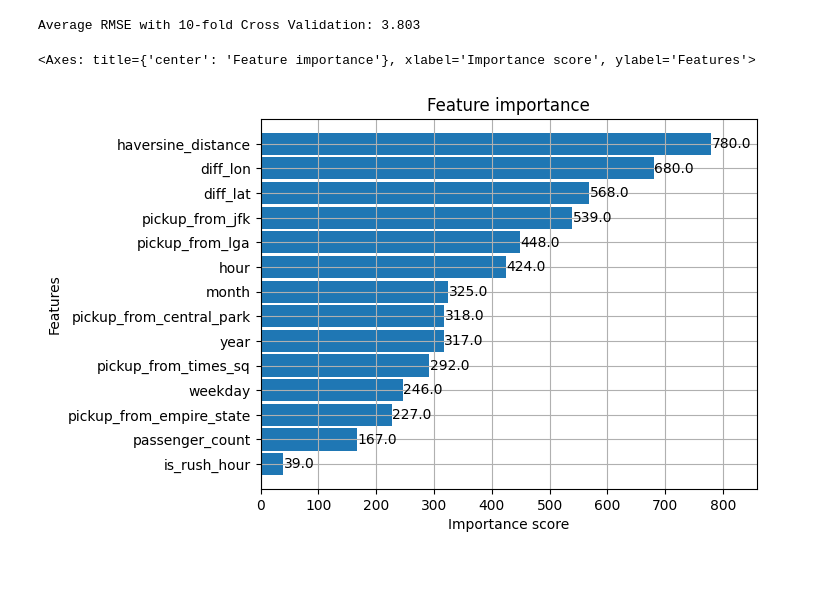
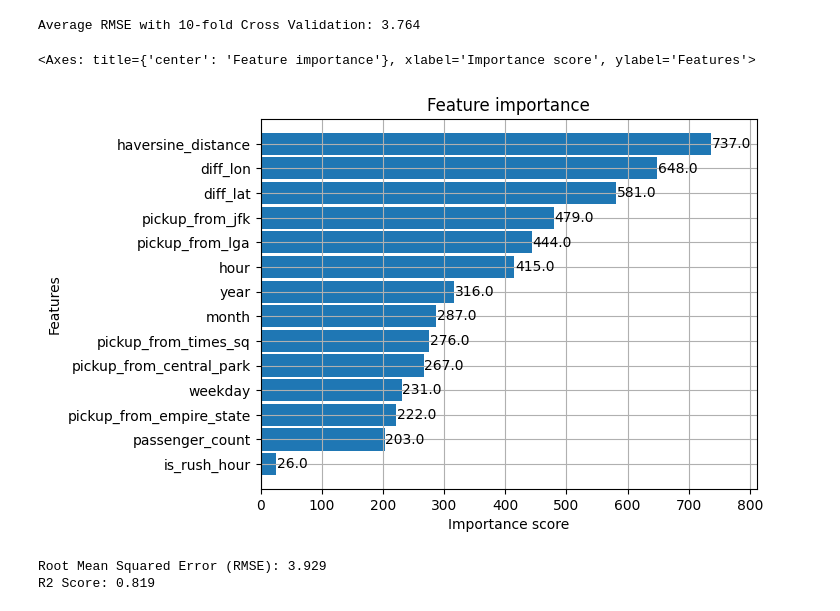
Before and after one commit to KirtanaSridharan/Cab-Price-Predictor-AI-Assistant, a Jupyter notebook: feature-engineering/xgboost.ipynb, the cells around one changed output. Saved outputs shown, nothing was run; the diff lists cells and outputs as text; code cells hidden in the pictures; blank space fills up the shorter version.

Commit message:
add train test split and prediction on validation set

```diff
--- a/feature-engineering/xgboost.ipynb
+++ b/feature-engineering/xgboost.ipynb
@@ -116,21 +117,37 @@ df_train = transform_train_data(original_train_data)
 # Define target and features
 Y = df_train['fare_amount']
 X = df_train.drop(['fare_amount'], axis=1, errors='ignore')
+
+# Split the data into training and validation sets
+X_train, X_test, Y_train, Y_test = train_test_split(X, Y, test_size=0.2, random_state=42)
 # %%
 # Evaluate features with K-fold cross validation
 K = 10
 model = XGBRegressor(objective ='reg:squarederror')
-scores = cross_val_score(model, X, Y, cv=K, scoring='neg_mean_squared_error', verbose=False)
+scores = cross_val_score(model, X_train, Y_train, cv=K, scoring='neg_mean_squared_error', verbose=False)
 avg_rmse = math.sqrt(abs(np.mean(scores)))
 
 print('Average RMSE with {}-fold Cross Validation: {:.3f}'.format(K, avg_rmse))
 # %% [output]
-Average RMSE with 10-fold Cross Validation: 3.803
+Average RMSE with 10-fold Cross Validation: 3.764
 # %%
 # Train the model
 model = XGBRegressor(objective ='reg:squarederror')
-model.fit(X, Y)
+model.fit(X_train, Y_train)
 xgb.plot_importance(model, height=0.9)
 # %% [output]
 <Axes: title={'center': 'Feature importance'}, xlabel='Importance score', ylabel='Features'>
-[figure, old version]
+[figure, new version]
+# %%
+# Predict on the test set
+Y_pred = model.predict(X_test)
+
+# Evaluate
+rmse = np.sqrt(mean_squared_error(Y_test, Y_pred))
+r2 = r2_score(Y_test, Y_pred)
+
+print(f"Root Mean Squared Error (RMSE): {rmse:.3f}")
+print(f"R2 Score: {r2:.3f}")
+# %% [output]
+Root Mean Squared Error (RMSE): 3.929
+R2 Score: 0.819
```
Also changed, not shown: parts of 1 cell of this notebook.
